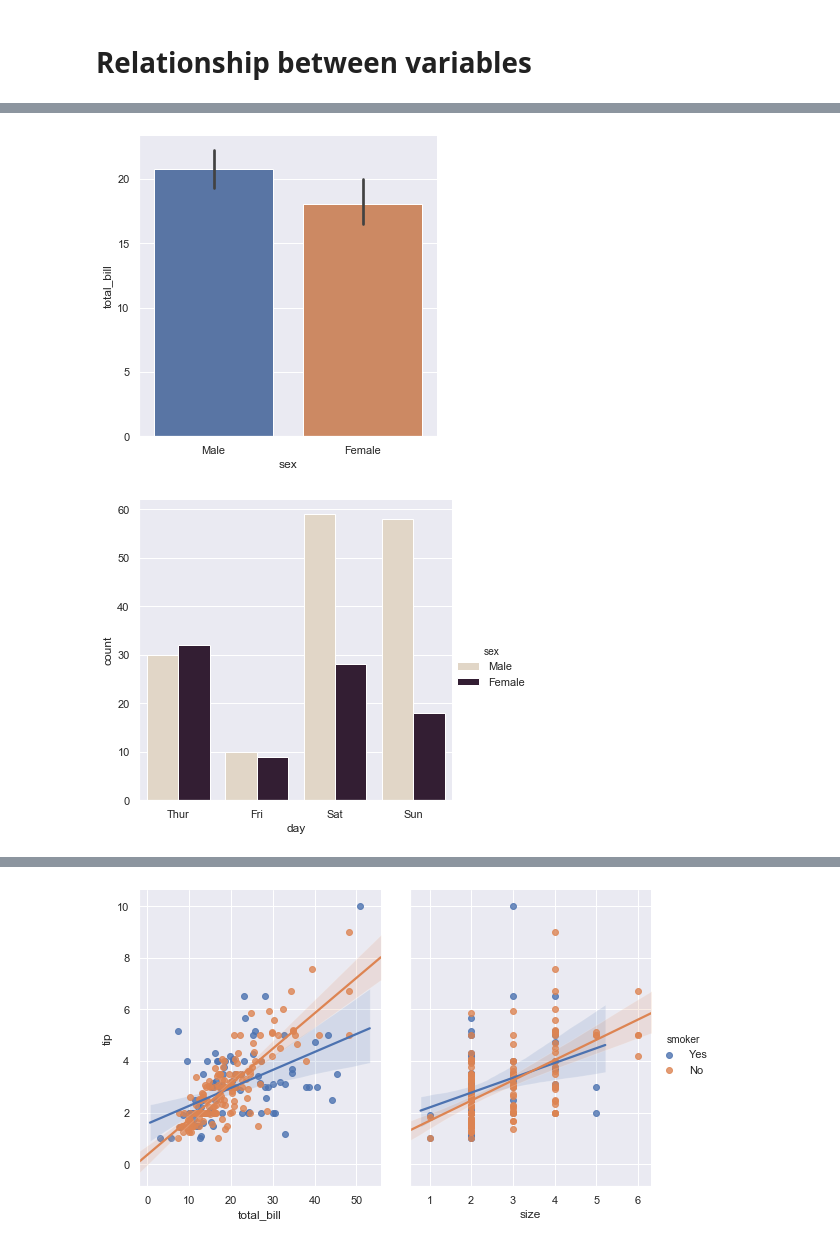
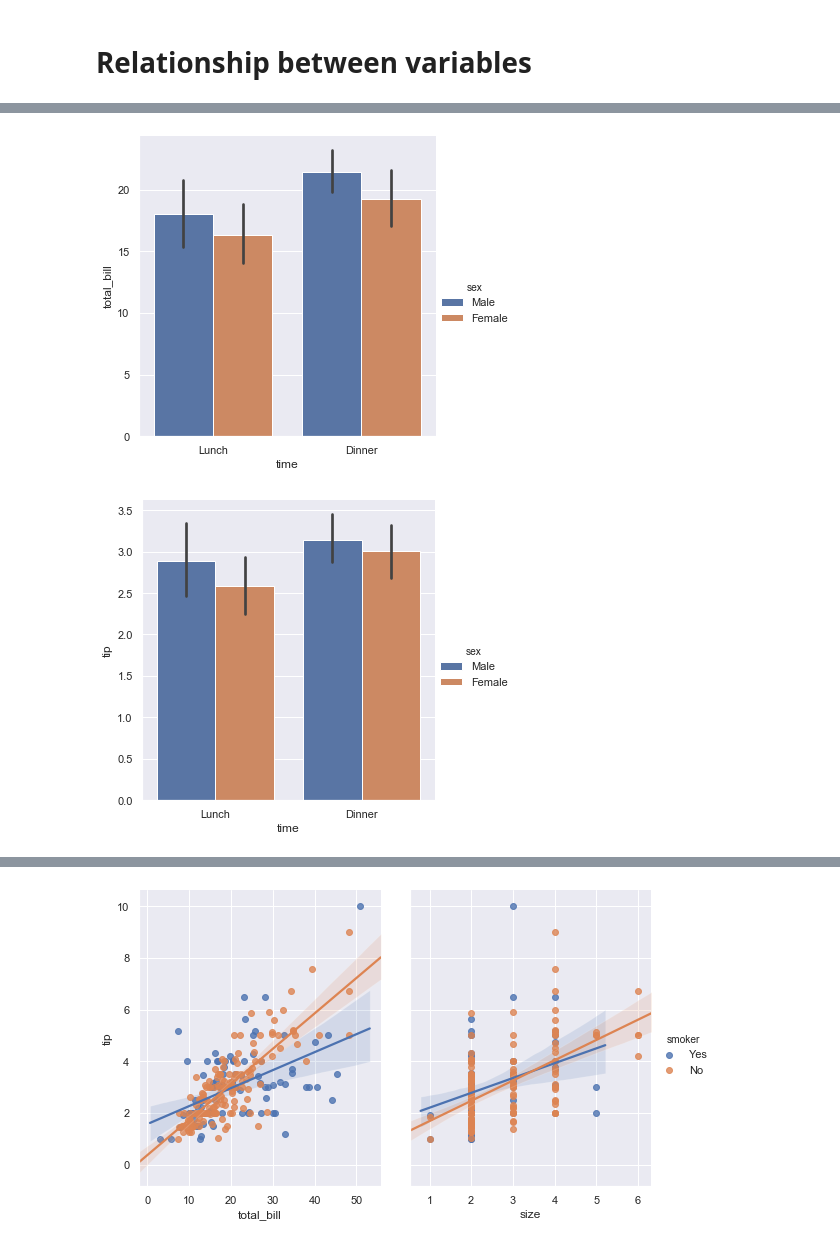
Before and after one commit to ANihill/Fundamentals-Assessment, a Jupyter notebook: Fundamentals of Data Analytics - Assessment.ipynb, the cells around one changed output, grey strips where cells are left out. Drawn from its saved outputs; the diff is of its cells as text; code cells hidden in the pictures.

Commit message:
Added plots to compare relationship between categorical data

```diff
--- a/Fundamentals of Data Analytics - Assessment.ipynb
+++ b/Fundamentals of Data Analytics - Assessment.ipynb
@@ -106,9 +126,7 @@ sns.regplot(x='total_bill', y='tip', data=tips)
 # %%
-sns.catplot(x="sex", y="total_bill", kind=("bar"), data=tips);
+sns.catplot(x="time", y="total_bill", hue="sex", kind="bar", data=tips);
+
+sns.catplot(x="time", y="tip", hue="sex", kind="bar", data=tips);
 # %% [output]
-[figure, old version]
+[figure, new version]
+[figure, added]
-# %%
-# Count of number of customers each day separating male and female
-sns.catplot(x="day", hue="sex", kind="count", palette="ch:.25", data=tips);
-# %% [output]
-[figure, removed]
```
Also changed, not shown: parts of 24 cells of this notebook.
